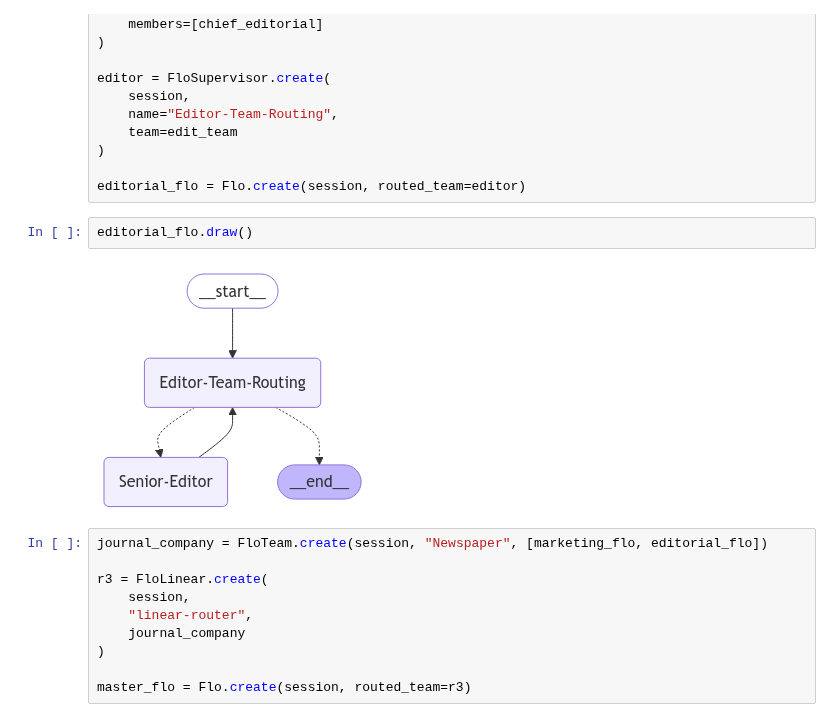
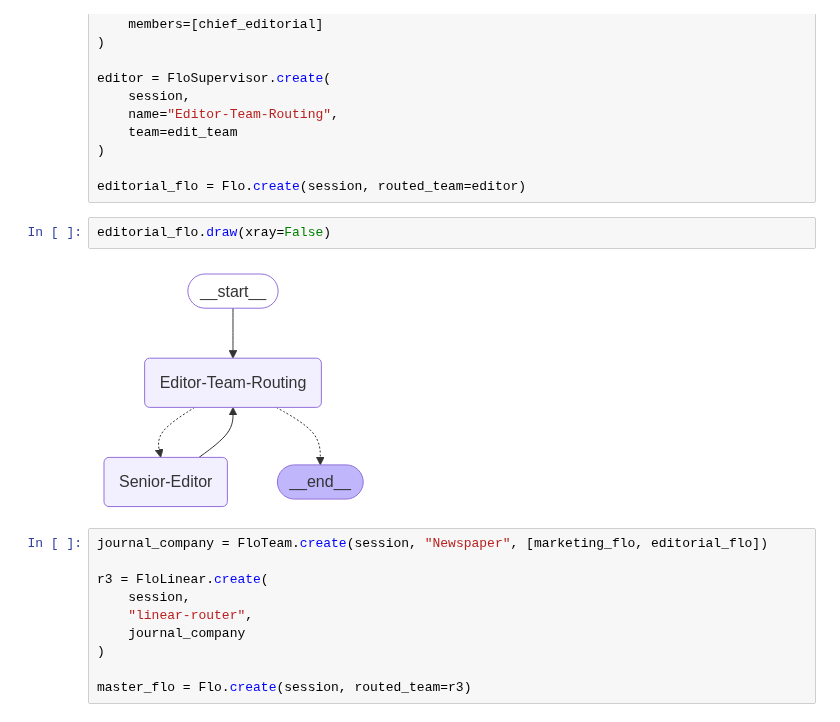
Before and after one commit to rootflo/wavefront, a Jupyter notebook: flo_ai/examples/build_agents_by_code.ipynb, the cells around one changed output. Drawn from its saved outputs; the diff is of its cells as text.

```diff
--- a/flo_ai/examples/build_agents_by_code.ipynb
+++ b/flo_ai/examples/build_agents_by_code.ipynb
@@ -68,9 +68,9 @@ editor = FloSupervisor.create(
 
 editorial_flo = Flo.create(session, routed_team=editor)
 # %%
-editorial_flo.draw()
+editorial_flo.draw(xray=False)
 # %% [output]
-[figure, old version]
+[figure, new version]
 # %%
 journal_company = FloTeam.create(session, "Newspaper", [marketing_flo, editorial_flo])
 
```
Also changed, not shown: parts of 3 cells of this notebook, 21 other files.
